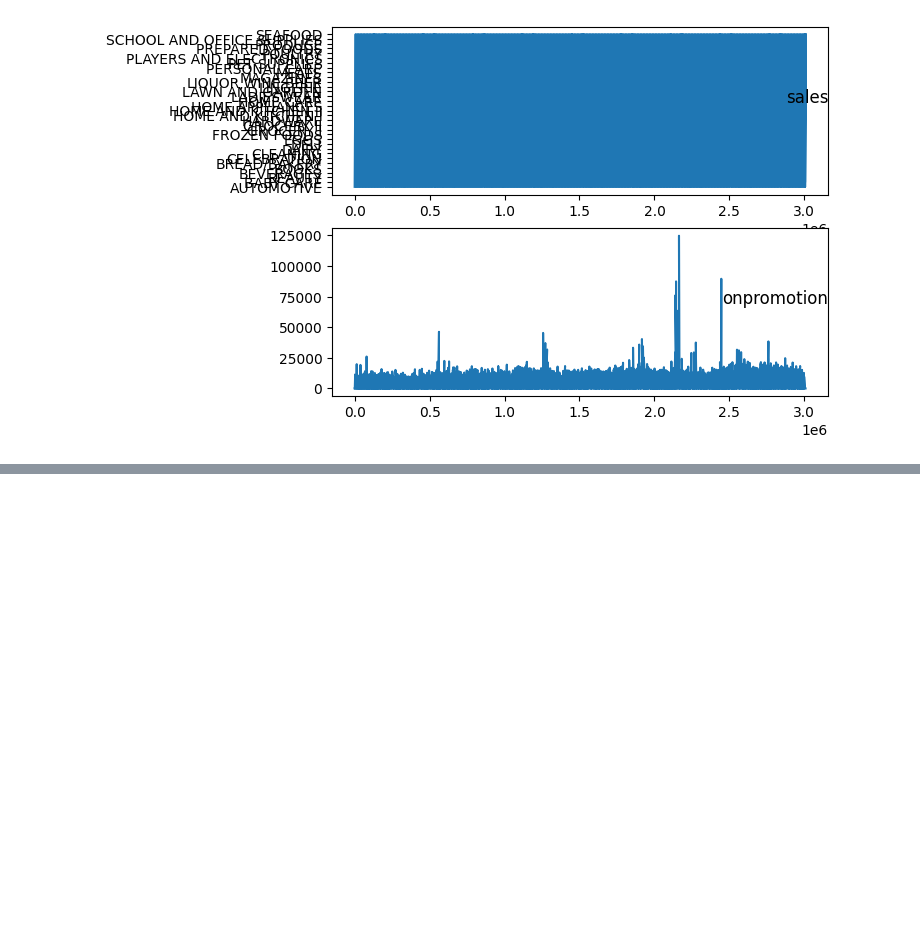
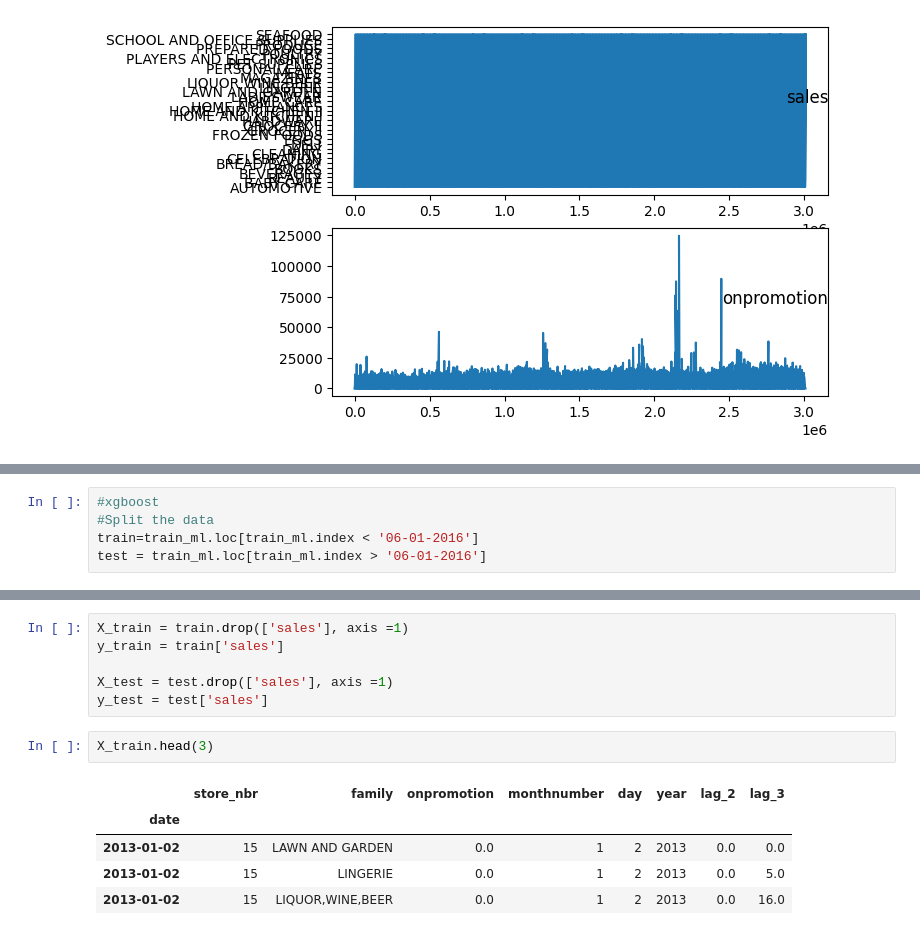
Before and after one commit to kwasichrappah/Time_series_analysis, a Jupyter notebook: sales_forecast.ipynb, the cells around one changed output, grey strips where cells are left out. Cells and saved outputs as stored; diff of their text form; blank space fills up the shorter version.

```diff
--- a/sales_forecast.ipynb
+++ b/sales_forecast.ipynb
@@ -1415,0 +1469,5 @@ for group in groups:
+# %%
+#xgboost
+#Split the data
+train=train_ml.loc[train_ml.index < '06-01-2016']
+test = train_ml.loc[train_ml.index > '06-01-2016']
@@ -1415,0 +1489,14 @@ for group in groups:
+# %%
+X_train = train.drop(['sales'], axis =1)
+y_train = train['sales']
+
+X_test = test.drop(['sales'], axis =1)
+y_test = test['sales']
+# %%
+X_train.head(3)
+# %% [output]
+|  | store_nbr | family | onpromotion | monthnumber | day | year | lag_2 | lag_3 |
+| date |  |  |  |  |  |  |  |  |
+| 2013-01-02 | 15 | LAWN AND GARDEN | 0.0 | 1 | 2 | 2013 | 0.0 | 0.0 |
+| 2013-01-02 | 15 | LINGERIE | 0.0 | 1 | 2 | 2013 | 0.0 | 5.0 |
+| 2013-01-02 | 15 | LIQUOR,WINE,BEER | 0.0 | 1 | 2 | 2013 | 0.0 | 16.0 |
```
Also changed, not shown: parts of 30 cells of this notebook.
